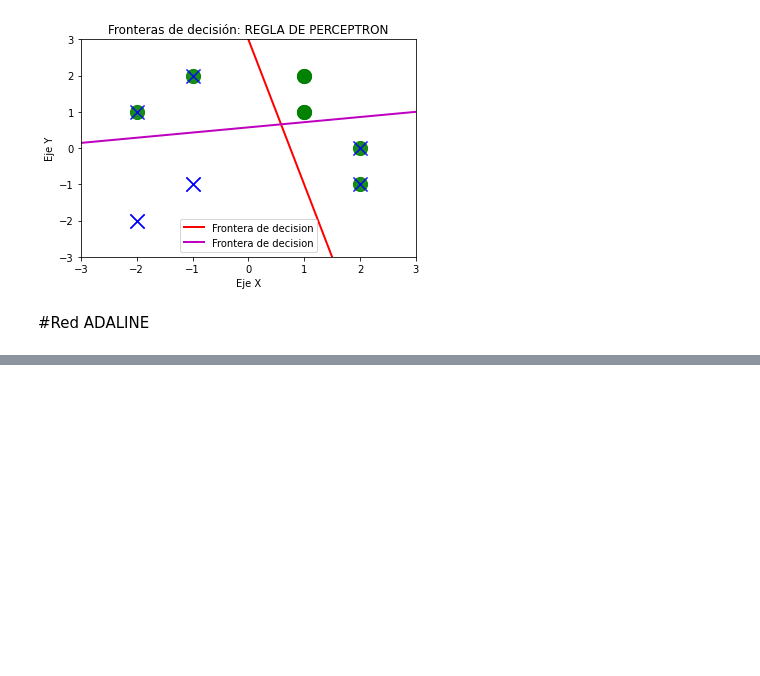
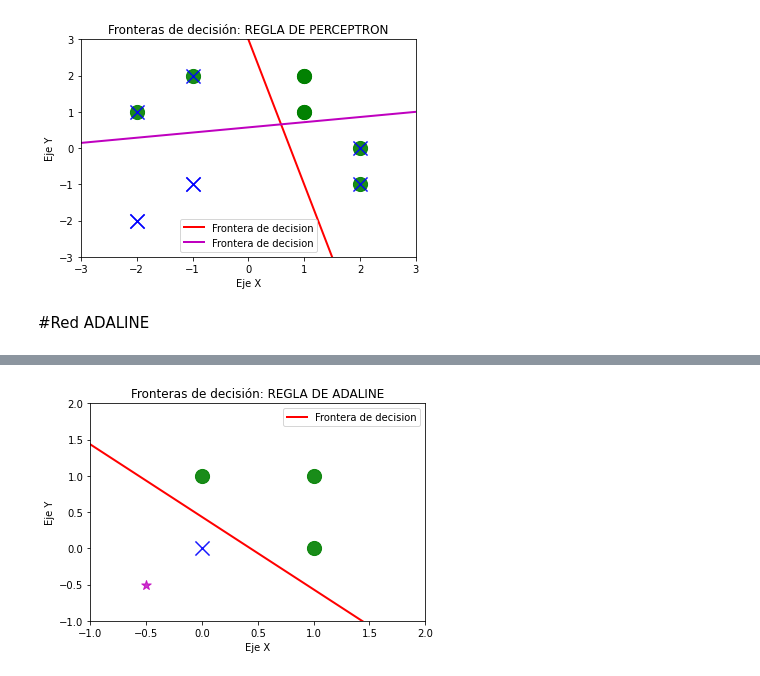
Before and after one commit to mousemgr/Redes-Neuronales, a Jupyter notebook: RNA.ipynb, the cells around one changed output, grey strips where cells are left out. Saved outputs shown, nothing was run; the diff lists cells and outputs as text; code cells hidden in the pictures; blank space fills up the shorter version.

```diff
--- a/RNA.ipynb
+++ b/RNA.ipynb
@@ -546,0 +548,92 @@ Bias final:
+# %%
+#importar bibliotecas
+import numpy as np #realizar operaciones matriciales
+import matplotlib.pyplot as plt #realizar graficas
+
+err_vector = []
+
+#entradas
+p = np.array([[0, 0], [1, 0], [0, 1], [1, 1]])
+print(f"Entradas:\n{p}\n")
+
+t = np.array([[1], [0], [0], [0]])
+print(f"Target:\n{t}\n")
+
+w = np.array([[0.8, -0.5]])
+b = -1
+
+#factor de aprendizaje
+alpha = 0.2
+
+#Regla de aprendizaje LOGSIG
+epocas = 500
+for j in range(epocas):
+  eSuma=0
+  for i in range(np.shape(p)[0]):
+    p_T = np.reshape(p[i], (2, 1))
+
+    # Producto punto
+    a = np.dot(w,p_T) + b
+    #print(f"a: {a}")
+
+    #funcion activacion logsig
+    n = float(1 / (1+np.exp(-a)))
+
+    #Error
+    e = t[i] - n
+
+    #Reglas de aprendizaje LOGSIG
+    w = w + 2*alpha*e*n*(1-n)*p[i]
+    b = b + 2*alpha*e*n*(1-n)
+
+    eSuma = eSuma + e
+  eSuma = np.abs(eSuma)
+  err_vector.append(eSuma)
+
+print(f"Vector de pesos finales:\n{w}")
+print(f"Bias final:\n{b}")
+
+###############################################################Graficar problema
+plt.xlim([-1.0, 2.0])
+plt.ylim([-1.0, 2.0])
+
+patterns = np.unique(t) #Encuentra los elementos únicos de la matriz t
+
+for patt in patterns:
+  pos = np.where(patt == t)[0] # np.where(TRUE)[0]
+  if patt == 0:
+    plt.scatter(p[pos, 0], p[pos, 1], color = 'g', s = 200, marker = 'o', alpha = 0.9)
+  else:
+    plt.scatter(p[pos, 0], p[pos, 1], color = 'b', s = 200, marker = 'x', alpha = 0.9)
+
+x = np.linspace(-1.0, 2.0)
+y = -(b / w[0][1]) - (x * w[0][0]) / w[0][1]
+
+plt.plot(x, y, 'red', linewidth = 2, label='Frontera de decision')
+plt.scatter(-0.5, -0.5, color = 'm', s = 100, marker = '*', alpha = 0.8)
+plt.xlabel('Eje X')
+plt.ylabel('Eje Y')
+plt.legend()
+plt.title('Fronteras de decisión: REGLA DE ADALINE')
+plt.show()
+
+###############################################################Graficar error
+plt.figure(0)
+plt.plot(err_vector, linewidth = 2)
+plt.title('Gráfica de error: REGLA Adaline logsig')
+plt.ylabel('Magnitud de Error')
+plt.xlabel('Iteraciones')
+plt.scatter(len(err_vector) - 1, 0, color = 'r', s = 200, marker = 'o', alpha = 0.8)
+plt.show()
+
+###############################################################Clasificar
+p = np.array([[-0.5, -0.5]])
+p_T = np.reshape(p[0], (2, 1))
+
+a = np.dot(w,p_T) + b
+
+if a>=0:
+  print("Pertenece a la clase 1")
+else:
+  print("Pertenece a la clase 0")
+# %% [output]
@@ -546,0 +656 @@ Bias final:
+[figure, added]
```
Also changed, not shown: parts of 4 cells of this notebook.
